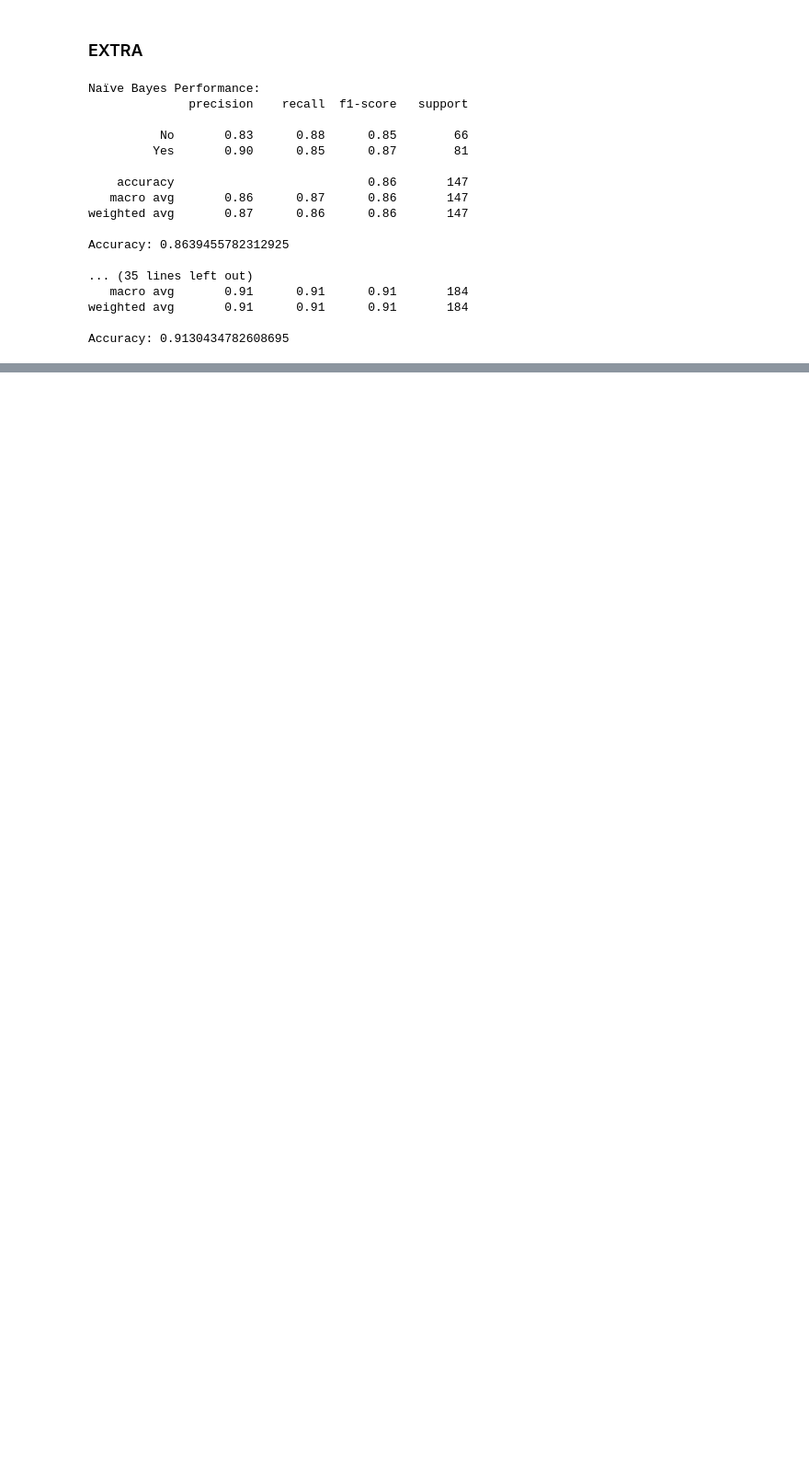
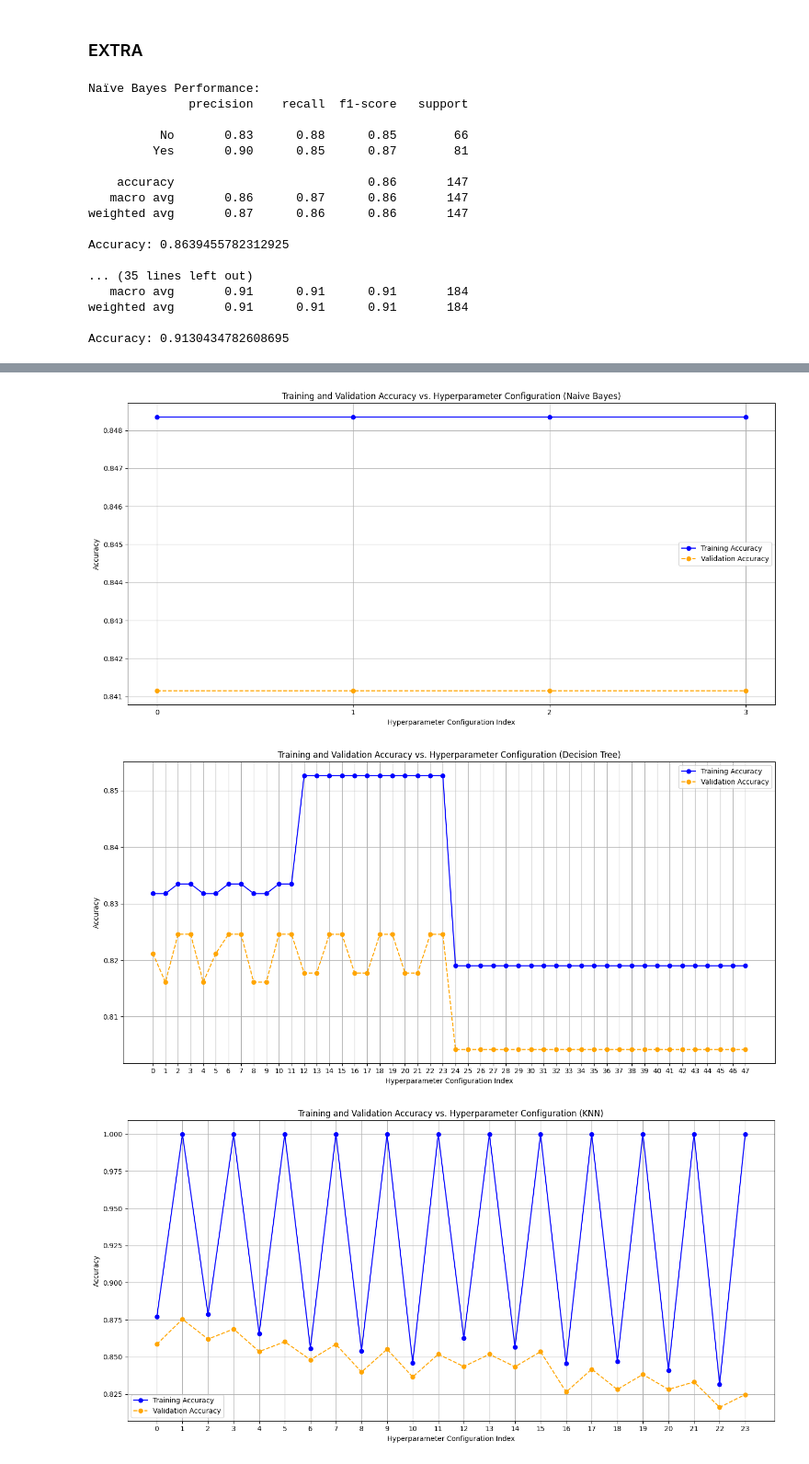
Before and after one commit to Siveen3/Heart-Disease-Predection, a Jupyter notebook: Heart_Disease_Prediction.ipynb, the cells around one changed output, grey strips where cells are left out. Shown at 92% size. Saved outputs shown, nothing was run; the diff lists cells and outputs as text; code cells hidden in the pictures; blank space fills up the shorter version.

```diff
--- a/Heart_Disease_Prediction.ipynb
+++ b/Heart_Disease_Prediction.ipynb
@@ -579,7 +579,7 @@ nb_param_grid = {'var_smoothing': [1e-9, 1e-8, 1e-7, 1e-6]}
 # %%
 # Set up GridSearchCV for Naïve Bayes
 nb_model = GaussianNB()
-nb_grid_search = GridSearchCV(estimator=nb_model, param_grid=nb_param_grid, scoring='f1_weighted', cv=5)
+nb_grid_search = GridSearchCV(estimator=nb_model, param_grid=nb_param_grid, scoring='f1_weighted', cv=5,return_train_score=True)
 # %% [markdown]
 #### Fit model to get best hyperparameters
 # %%
@@ -818,0 +849,8 @@ plot_confusion_matrix(y_test, y_test_pred_dt, "Tuned Decision Tree TESTING")
+# %%
+dt_model = DecisionTreeClassifier(random_state = 42)
+dt_grid_search = GridSearchCV( estimator=dt_model, param_grid=dt_param_grid, scoring='accuracy', cv=5, return_train_score=True, n_jobs=-1,  # Use all CPU cores
+    verbose=2   # Track progress
+)
+
+
+dt_grid_search.fit(X_train, y_train)
@@ -881,0 +908,38 @@ plt.show()
+# %%
+# Function to plot training and validation accuracy from GridSearchCV results
+def plot_hyperparameter_results(grid_search, model_name):
+    # Extract results
+    results = grid_search.cv_results_
+
+    # Get mean training and validation scores
+    mean_train_scores = results['mean_train_score']  # Training accuracy
+    mean_val_scores = results['mean_test_score']    # Validation accuracy
+    param_combinations = results['params']          # Hyperparameter combinations
+
+    # Create indices for each configuration
+    indices = np.arange(len(param_combinations))
+
+    # Plot training and validation accuracy
+    plt.figure(figsize=(14, 7))
+    plt.plot(indices, mean_train_scores, marker='o', linestyle='-', color='blue', label='Training Accuracy')
+    plt.plot(indices, mean_val_scores, marker='o', linestyle='--', color='orange', label='Validation Accuracy')
+
+
+    # Add labels, legend, and grid
+    plt.xlabel('Hyperparameter Configuration Index')
+    plt.ylabel('Accuracy')
+    plt.title(f'Training and Validation Accuracy vs. Hyperparameter Configuration ({model_name})')
+    plt.xticks(indices, labels=indices)
+    plt.legend()
+    plt.grid(True)
+    plt.tight_layout()
+    plt.show()
+
+# Call the function for each model
+plot_hyperparameter_results(nb_grid_search, "Naive Bayes")
+plot_hyperparameter_results(dt_grid_search, "Decision Tree")
+plot_hyperparameter_results(knn_grid_search, "KNN")
+# %% [output]
+[figure, added]
+[figure, added]
+[figure, added]
```
Also changed, not shown: parts of 18 cells of this notebook.
